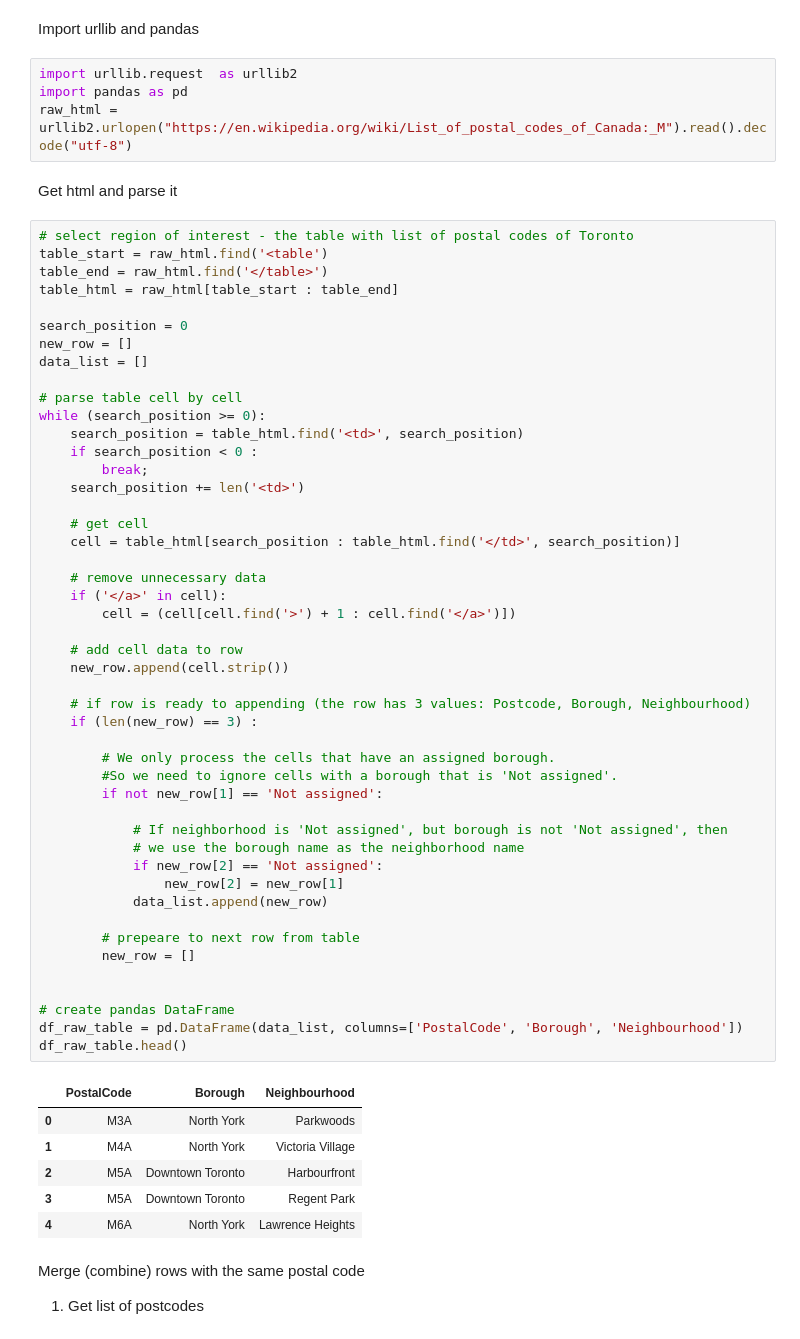
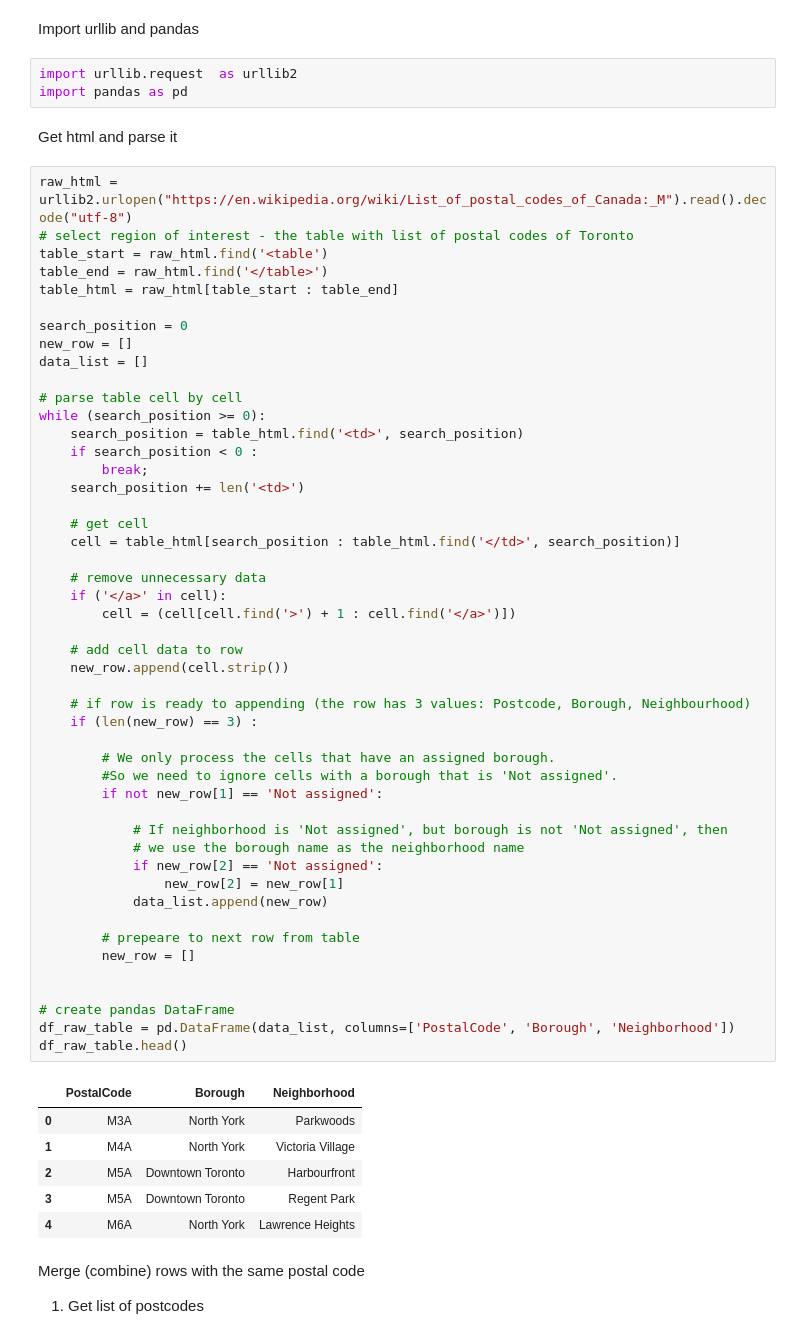
Before and after one commit to Pavel-V/Applied_Data_Science_Capstone, a Jupyter notebook: neighborhoods_toronto_2.ipynb, the cells around one changed output. Saved outputs shown, nothing was run; the diff lists cells and outputs as text.

```diff
--- a/neighborhoods_toronto_2.ipynb
+++ b/neighborhoods_toronto_2.ipynb
@@ -3,10 +3,10 @@ Import urllib and pandas
 # %%
 import urllib.request  as urllib2
 import pandas as pd
-raw_html = urllib2.urlopen("https://en.wikipedia.org/wiki/List_of_postal_codes_of_Canada:_M").read().decode("utf-8")
 # %% [markdown]
 Get html and parse it
 # %%
+raw_html = urllib2.urlopen("https://en.wikipedia.org/wiki/List_of_postal_codes_of_Canada:_M").read().decode("utf-8")
 # select region of interest - the table with list of postal codes of Toronto
 table_start = raw_html.find('<table')
 table_end = raw_html.find('</table>')
@@ -26,35 +26,35 @@ while (search_position >= 0):
     # get cell
     cell = table_html[search_position : table_html.find('</td>', search_position)]
 
     # remove unnecessary data
     if ('</a>' in cell):
         cell = (cell[cell.find('>') + 1 : cell.find('</a>')])
 
     # add cell data to row
     new_row.append(cell.strip())
 
     # if row is ready to appending (the row has 3 values: Postcode, Borough, Neighbourhood)
     if (len(new_row) == 3) :
 
         # We only process the cells that have an assigned borough.
         #So we need to ignore cells with a borough that is 'Not assigned'.
         if not new_row[1] == 'Not assigned':
 
             # If neighborhood is 'Not assigned', but borough is not 'Not assigned', then
             # we use the borough name as the neighborhood name
             if new_row[2] == 'Not assigned':
                 new_row[2] = new_row[1]
             data_list.append(new_row)
 
         # prepeare to next row from table
         new_row = []
 
 
 # create pandas DataFrame
-df_raw_table = pd.DataFrame(data_list, columns=['PostalCode', 'Borough', 'Neighbourhood'])
+df_raw_table = pd.DataFrame(data_list, columns=['PostalCode', 'Borough', 'Neighborhood'])
 df_raw_table.head()
 # %% [output]
-|  | PostalCode | Borough | Neighbourhood |
+|  | PostalCode | Borough | Neighborhood |
 | 0 | M3A | North York | Parkwoods |
 | 1 | M4A | North York | Victoria Village |
 | 2 | M5A | Downtown Toronto | Harbourfront |
```
Also changed, not shown: parts of 2 cells of this notebook, 1 other file.
